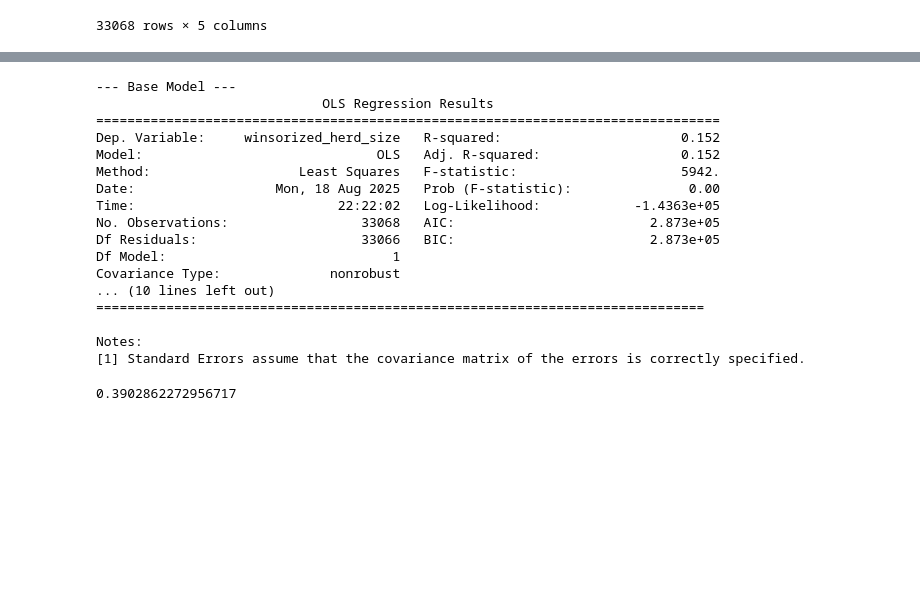
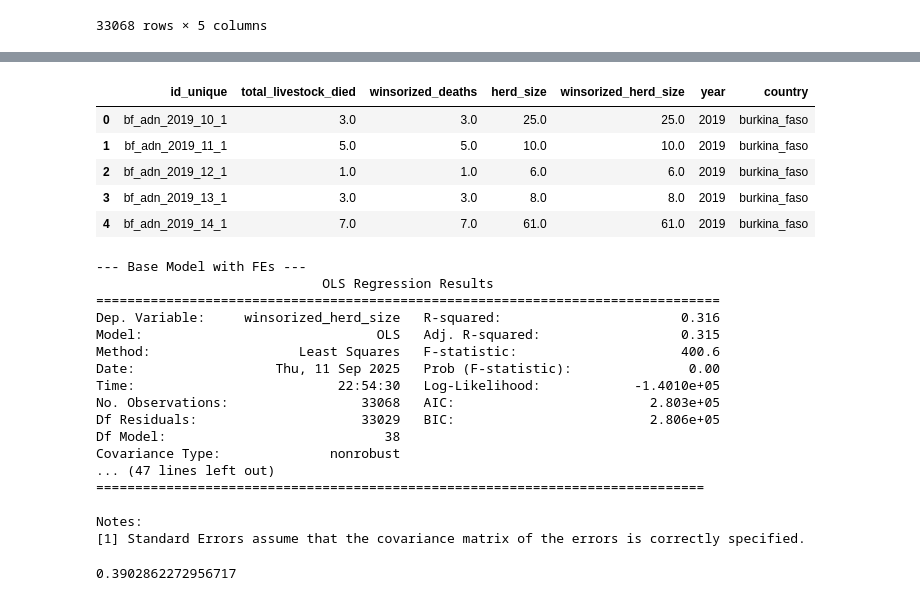
Before and after one commit to ns037/thesis_work_MS_tufts_Nishant, a Jupyter notebook: python-notebook/eighth_week.ipynb, the cells around one changed output, grey strips where cells are left out. Drawn from its saved outputs; the diff is of its cells as text; code cells hidden in the pictures; blank space fills up the shorter version.

```diff
--- a/python-notebook/eighth_week.ipynb
+++ b/python-notebook/eighth_week.ipynb
@@ -214,24 +239,47 @@ merged_df
+# %%
+#  Year
+merged_df = merged_df.merge(
+    df[["id_unique", "year"]],
+    on="id_unique",
+    how="left"
+)
+
+# country
+merged_df = merged_df.merge(
+    df[["id_unique", "country"]],
+    on="id_unique",
+    how="left"
+)
+
+merged_df.head()
+# %% [output]
+|  | id_unique | total_livestock_died | winsorized_deaths | herd_size | winsorized_herd_size | year | country |
+| 0 | bf_adn_2019_10_1 | 3.0 | 3.0 | 25.0 | 25.0 | 2019 | burkina_faso |
+| 1 | bf_adn_2019_11_1 | 5.0 | 5.0 | 10.0 | 10.0 | 2019 | burkina_faso |
+| 2 | bf_adn_2019_12_1 | 1.0 | 1.0 | 6.0 | 6.0 | 2019 | burkina_faso |
+| 3 | bf_adn_2019_13_1 | 3.0 | 3.0 | 8.0 | 8.0 | 2019 | burkina_faso |
+| 4 | bf_adn_2019_14_1 | 7.0 | 7.0 | 61.0 | 61.0 | 2019 | burkina_faso |
 # %%
-print("\n--- Base Model ---")
+print("\n--- Base Model with FEs ---")
 model = smf.ols(
-    formula="winsorized_herd_size ~ winsorized_deaths",
+    formula="winsorized_herd_size ~ winsorized_deaths + C(year) + C(country)",
     data=merged_df
 ).fit()
 print(model.summary()) # add country and time FEs
 # %% [output]
---- Base Model ---
+--- Base Model with FEs ---
                              OLS Regression Results
 ================================================================================
-Dep. Variable:     winsorized_herd_size   R-squared:                       0.152
-Model:                              OLS   Adj. R-squared:                  0.152
-Method:                   Least Squares   F-statistic:                     5942.
-Date:                  Mon, 18 Aug 2025   Prob (F-statistic):               0.00
-Time:                          22:22:02   Log-Likelihood:            -1.4363e+05
-No. Observations:                 33068   AIC:                         2.873e+05
-Df Residuals:                     33066   BIC:                         2.873e+05
-Df Model:                             1
+Dep. Variable:     winsorized_herd_size   R-squared:                       0.316
+Model:                              OLS   Adj. R-squared:                  0.315
+Method:                   Least Squares   F-statistic:                     400.6
+Date:                  Thu, 11 Sep 2025   Prob (F-statistic):               0.00
+Time:                          22:54:30   Log-Likelihood:            -1.4010e+05
+No. Observations:                 33068   AIC:                         2.803e+05
+Df Residuals:                     33029   BIC:                         2.806e+05
+Df Model:                            38
 Covariance Type:              nonrobust
-... (10 lines left out)
+... (47 lines left out)
 ==============================================================================
 
 Notes:
```
Also changed, not shown: parts of 3 cells of this notebook, 7 other files.
